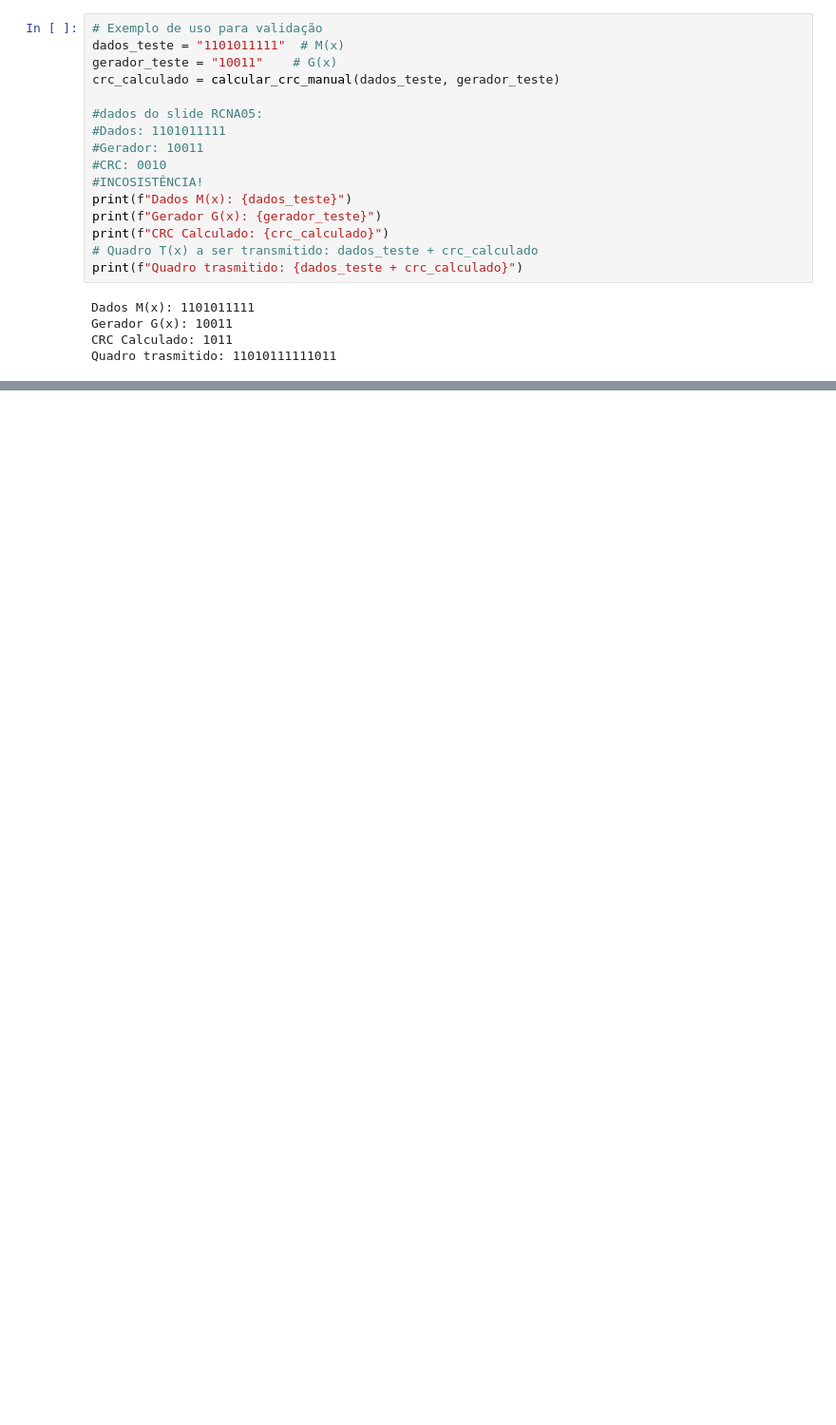
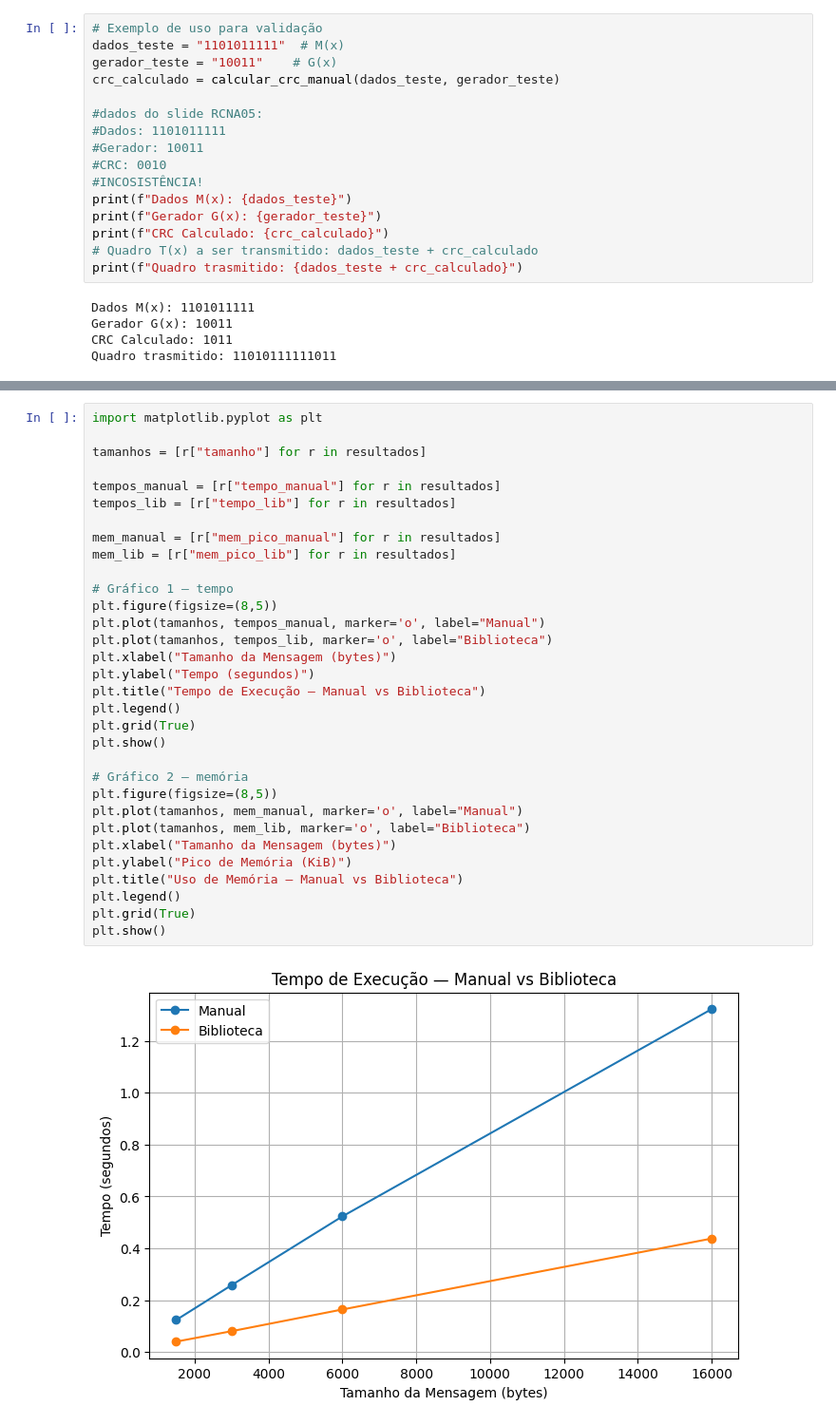
Before and after one commit to Antonio-BNeto/computer-network-ufcg, a Jupyter notebook: laboratories/lab2/deteccao_de_erro/lab2_dectecao_de_erros_crc.ipynb, the cells around one changed output, grey strips where cells are left out. Shown at 95% size. Cells and saved outputs as stored; diff of their text form; blank space fills up the shorter version.

```diff
--- a/laboratories/lab2/deteccao_de_erro/lab2_dectecao_de_erros_crc.ipynb
+++ b/laboratories/lab2/deteccao_de_erro/lab2_dectecao_de_erros_crc.ipynb
@@ -88,0 +272,34 @@ A substitição dos bits em "mensagem_aumentada[i + j + 1] = resultado_xor[j]"
+# %%
+import matplotlib.pyplot as plt
+
+tamanhos = [r["tamanho"] for r in resultados]
+
+tempos_manual = [r["tempo_manual"] for r in resultados]
+tempos_lib = [r["tempo_lib"] for r in resultados]
+
+mem_manual = [r["mem_pico_manual"] for r in resultados]
+mem_lib = [r["mem_pico_lib"] for r in resultados]
+
+# Gráfico 1 — tempo
+plt.figure(figsize=(8,5))
+plt.plot(tamanhos, tempos_manual, marker='o', label="Manual")
+plt.plot(tamanhos, tempos_lib, marker='o', label="Biblioteca")
+plt.xlabel("Tamanho da Mensagem (bytes)")
+plt.ylabel("Tempo (segundos)")
+plt.title("Tempo de Execução — Manual vs Biblioteca")
+plt.legend()
+plt.grid(True)
+plt.show()
+
+# Gráfico 2 — memória
+plt.figure(figsize=(8,5))
+plt.plot(tamanhos, mem_manual, marker='o', label="Manual")
+plt.plot(tamanhos, mem_lib, marker='o', label="Biblioteca")
+plt.xlabel("Tamanho da Mensagem (bytes)")
+plt.ylabel("Pico de Memória (KiB)")
+plt.title("Uso de Memória — Manual vs Biblioteca")
+plt.legend()
+plt.grid(True)
+plt.show()
+# %% [output]
+[figure, added]
```
Also changed, not shown: parts of 21 cells of this notebook, 1 other file.
